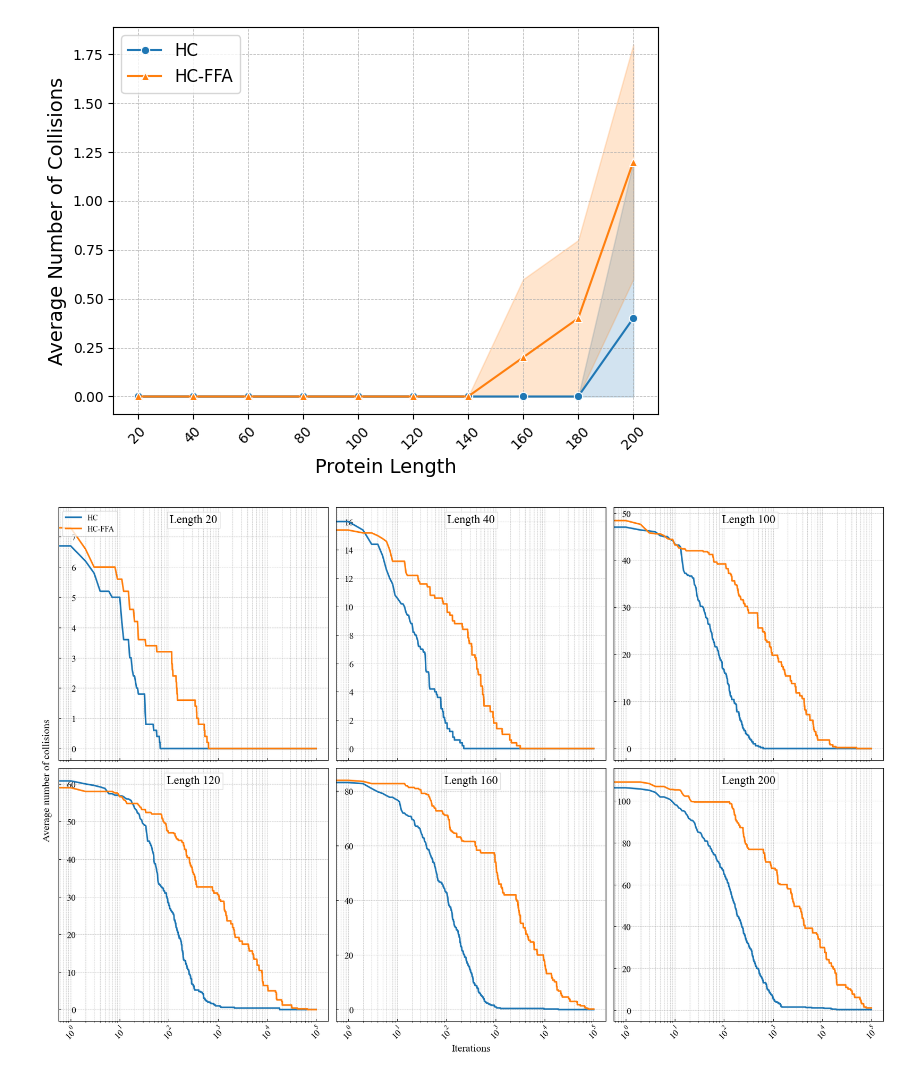
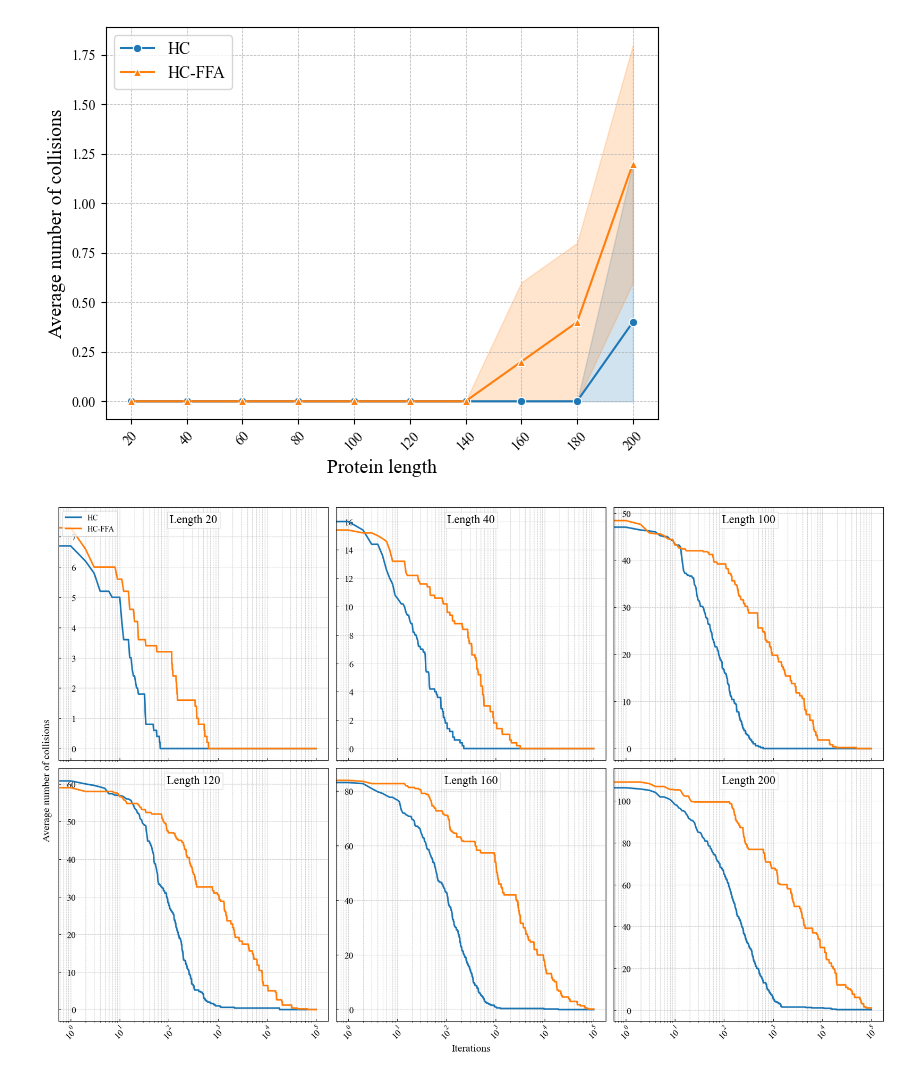
Before and after one commit to JonathanasKoutstaal/FFAinProteinFolding, a Jupyter notebook: Notebooks/Experiment1.ipynb, the cells around one changed output. Drawn from its saved outputs; the diff is of its cells as text; code cells hidden in the pictures.

```diff
--- a/Notebooks/Experiment1.ipynb
+++ b/Notebooks/Experiment1.ipynb
@@ -98,28 +98,28 @@ AvgCol_Data = Col_Data.groupby(['Iteration', 'length'], as_index=False)['Fitness
 # %%
 sns.lineplot(x='length', y='Fitness', data=Coldf, label="HC", marker="o", linestyle="-", color="#1f77b4")
 sns.lineplot(x='length', y='Fitness', data=ColdFFA, label="HC-FFA", marker="^", linestyle="-", color="#ff7f0e")
 
 # Set labels and title
-plt.xlabel('Protein Length', fontsize=14)
-plt.ylabel('Average Number of Collisions', fontsize=14)
+plt.xlabel('Protein length', fontsize=14)
+plt.ylabel('Average number of collisions', fontsize=14)
 
 plt.legend(loc="upper left", prop={"size": 12})
 #plt.xscale('log')
 #plt.title('Collisions after 100.000 iterations per length', fontsize=14)
 
 plt.xticks(rotation=45)
 plt.xticks(range(20,201,20))
 
 # Use a more professional font
 plt.rcParams["font.family"] = "Times New Roman"
 
 plt.grid(True, which="both", linestyle="--", linewidth=0.5)
 
 # Show the plot
 plt.tight_layout()
 plt.show()
 # %% [output]
-[figure, old version]
+[figure, new version]
 # %%
 lengths = [20, 40, 100, 120, 160, 200]
 
```
Also changed, not shown: 5 other files.
